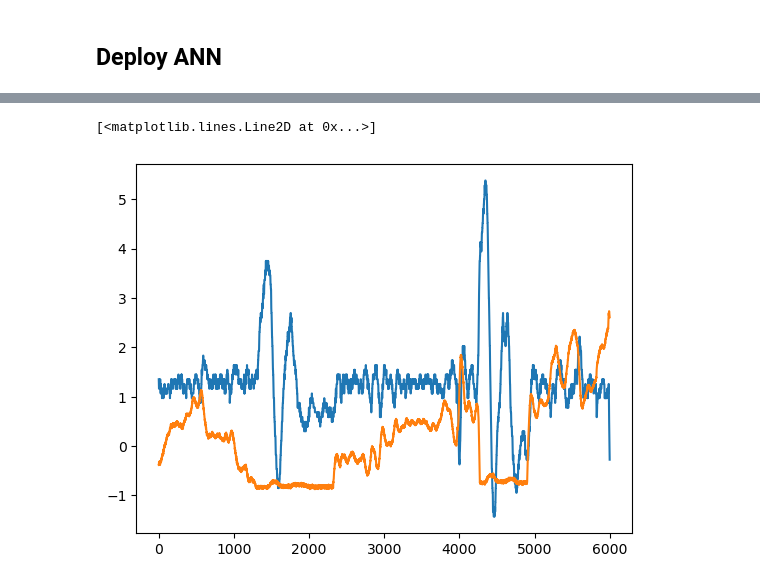
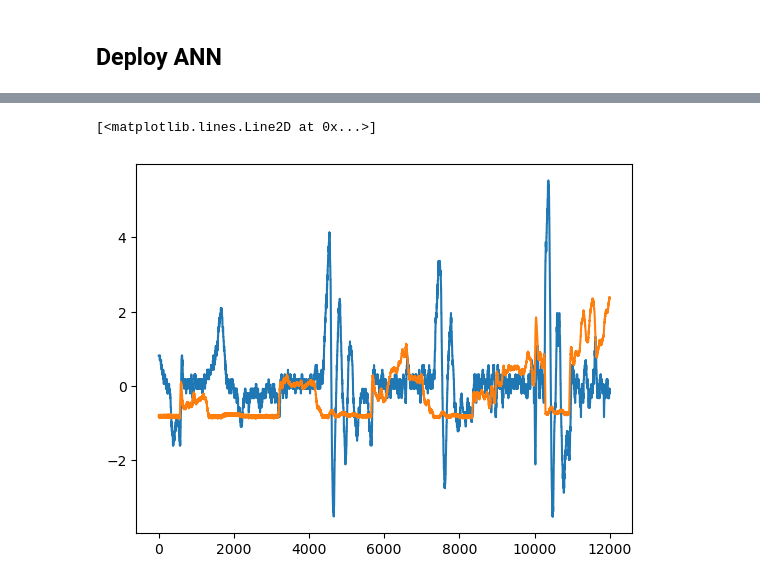
Before and after one commit to oStglnd/rise-gh, a Jupyter notebook: model/flow_temp_model.ipynb, the cells around one changed output, grey strips where cells are left out. Drawn from its saved outputs; the diff is of its cells as text; code cells hidden in the pictures.

Commit message:
updated flow_temp

```diff
--- a/model/flow_temp_model.ipynb
+++ b/model/flow_temp_model.ipynb
@@ -41,7 +41,17 @@ x_vars = [
     ('temperatures', 'TA01_GT10X_GM10X'),
     ('temperatures', 'DC_GT301_damped'),
     ('temperatures', 'DC_GT401_GM401'),
-    #('setpoints', 'TA01_GT10X_GM10X_default')
+    ('setpoints', 'TA01_GT10X_GM10X_default'),
+#     ('flow', 'TA01_SP102_relative'),
+#     ('flow', 'DC_SP105_relative'),
+#     ('flow', 'DC_SP106_relative'),
+#     ('flow', 'DC_SP107_relative'),
+#     ('flow', 'DC_SP110_relative'),
+    ('flow', 'TA01_SP102_absolute'),
+    ('flow', 'DC_SP105_absolute'),
+    ('flow', 'DC_SP106_absolute'),
+    ('flow', 'DC_SP107_absolute'),
+    ('flow', 'DC_SP110_absolute'),
 ]
 
 # filter columns to keep only x_vars
@@ -78,6 +102,10 @@ data.describe().transpose()
 # STEPS
 fsteps = 20
 bsteps = 40
+
+# remove level shift from setpoints change
+data[('temperatures', 'TA01_GT10X_GM10X')] = data.temperatures.TA01_GT10X_GM10X \
+                                                - (data.setpoints.TA01_GT10X_GM10X_default - 20.0)
 
 # create forward temp variable
 data[('temperatures', 'TA01_GT10X_GM10X_forward')] = data.temperatures.TA01_GT10X_GM10X.shift(periods=-fsteps)
@@ -96,6 +124,13 @@ data[('temperatures', 'DC_GT301_damped_diff')] = data.temperatures.DC_GT301_damp
 data[('flow', 'TA01_GP101_default_diff')] = data.flow.TA01_GP101_default.diff(periods=bsteps)
 #data[('flow', 'TA01_GP101_default_fdiff3')] = data.flow.TA01_GP101_default.diff(periods=steps // 2)
 
+# create first diffs f. flows
+data[('flow', 'TA01_SP102_absolute_diff')] = data.flow.TA01_SP102_absolute.diff(periods=bsteps)
+data[('flow', 'DC_SP105_absolute_diff')] = data.flow.DC_SP105_absolute.diff(periods=bsteps)
+data[('flow', 'DC_SP106_absolute_diff')] = data.flow.DC_SP106_absolute.diff(periods=bsteps)
+data[('flow', 'DC_SP107_absolute_diff')] = data.flow.DC_SP107_absolute.diff(periods=bsteps)
+data[('flow', 'DC_SP110_absolute_diff')] = data.flow.DC_SP110_absolute.diff(periods=bsteps)
+
 # get mixed effects
 def col_transf(col):
 
@@ -139,11 +174,12 @@ model_vars = [
     ('temperatures', 'DC_GT401_GM401_diff'),
     ('temperatures', 'DC_GT301_damped_diff'),
     ('flow', 'TA01_GP101_default_diff'),
-#     ('mixed', 'temp_flow'),
     ('mixed', 'flow_temp_diff'),
-#     ('mixed', 'temp_flow_diff2'),
-#     ('mixed', 'temp_flow_diff3'),
-#    ('mixed', 'temp_flow2),
+    ('flow', 'TA01_SP102_absolute_diff'),
+    ('flow', 'DC_SP105_absolute_diff'),
+    ('flow', 'DC_SP106_absolute_diff'),
+    ('flow', 'DC_SP107_absolute_diff'),
+    ('flow', 'DC_SP110_absolute_diff'),
 ]
 
 # filter data
@@ -321,7 +358,7 @@ plt.show()
 # %%
-plt.plot(data.temperatures.TA01_GT10X_GM10X.values[-6000:])
+plt.plot(data.temperatures.TA01_GT10X_GM10X.values[-12000:])#rolling(window=200,center=True).mean().values[-12000:])
 #plt.plot(data.temperatures.DC_GT401_GM401.values[-6000:])
-plt.plot(data.flow.TA01_GP101_default.values[-6000:])
+plt.plot(data.flow.TA01_GP101_default.values[-12000:])
 # %% [output]
 [<matplotlib.lines.Line2D at 0x...>]
-[figure, old version]
+[figure, new version]
```
Also changed, not shown: parts of 11 cells of this notebook.
